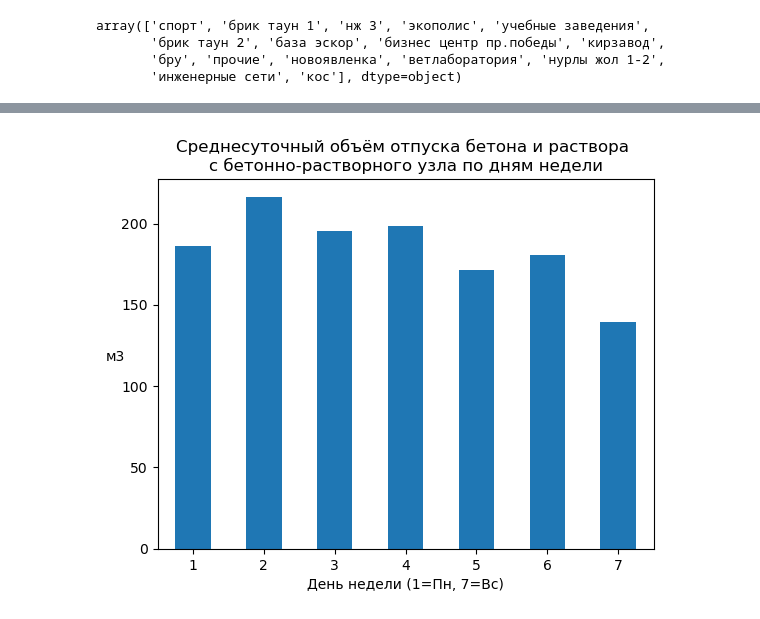
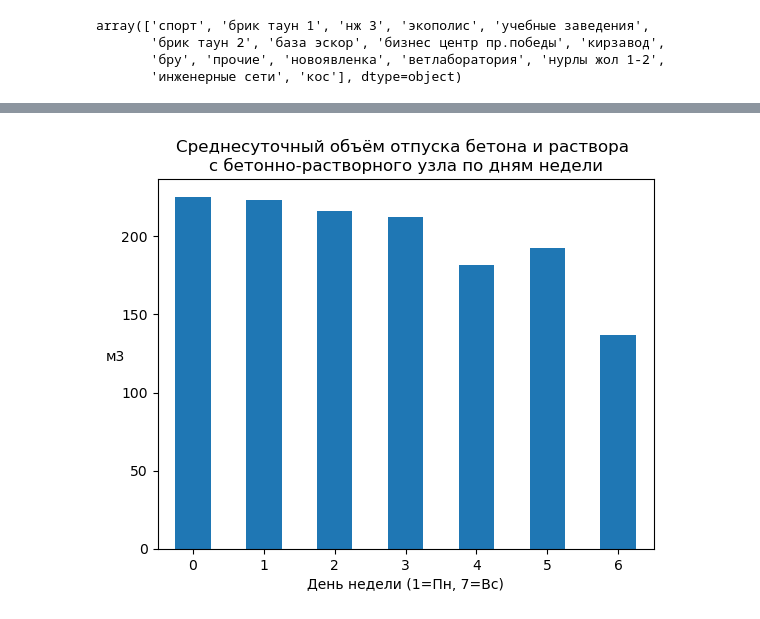
Before and after one commit to Andrefan1406/ds_projects, a Jupyter notebook: concrete_delays/ConcreteDelayPredictor.ipynb, the cells around one changed output, grey strips where cells are left out. Drawn from its saved outputs; the diff is of its cells as text; code cells hidden in the pictures.

```diff
--- a/concrete_delays/ConcreteDelayPredictor.ipynb
+++ b/concrete_delays/ConcreteDelayPredictor.ipynb
@@ -687,5 +713,5 @@ memory usage: 682.2+ KB
 # %%
-df_final['delivery_day'] = df_final['delivery_date'].dt.weekday + 1
+df_final['delivery_weekday'] = df_final['delivery_date'].dt.weekday + 1
 df_final.head(2)
 # %% [output]
 |  | planned_delivery_date | planned_delivery_time | type | material | volume | full_name | object | position | ... |
@@ -812,0 +785,6 @@ plt.show()
+# %%
+df_final['planned_delivery_year'] = df_final['planned_delivery_date'].dt.year
+df_final['planned_delivery_month'] = df_final['planned_delivery_date'].dt.month
+df_final['planned_delivery_day'] = df_final['planned_delivery_date'].dt.day
+df_final['planned_delivery_weekday'] = df_final['planned_delivery_date'].dt.weekday
+df_final.head(2)
@@ -812,0 +795,11 @@ plt.show()
+# %%
+df_final['days_advance_submission'] = (
+    df_final['planned_delivery_date'] -
+    df_final['application_submission_date']).dt.days
+
+df_final['early_request'] = (
+    (df_final['days_advance_submission'] > 0) &
+    (df_final['planned_delivery_time']<= 15)
+)
+
+df_final.head(2)
@@ -813,5 +820,5 @@ plt.show()
 # %%
-df_groupby_day = pd.DataFrame(df_ready.groupby(['planned_delivery_year',
+df_groupby_day = pd.DataFrame(df_final.groupby(['planned_delivery_year',
                                                 'planned_delivery_month',
                                                 'planned_delivery_day',
                                                 'planned_delivery_weekday'])['volume'].sum().reset_index())
@@ -830,14 +853,14 @@ Name: volume, dtype: float64
 # %%
-df_ready.groupby(
+df_groupby_day.groupby(
     ['planned_delivery_year', 'planned_delivery_month',
      'planned_delivery_day', 'planned_delivery_weekday']
 )['volume'].sum().reset_index().groupby(['planned_delivery_weekday'])['volume'].mean().plot(kind='bar')
 plt.xticks(rotation=0)
 plt.xlabel('День недели (1=Пн, 7=Вс)')
 plt.ylabel('м3', rotation=0)
 plt.title('Среднесуточный объём отпуска бетона и раствора \nс бетонно-растворного узла по дням недели')
 plt.show()
 # %% [output]
-[figure, old version]
+[figure, new version]
 # %%
 df_ready.info()
```
Also changed, not shown: parts of 28 cells of this notebook.
